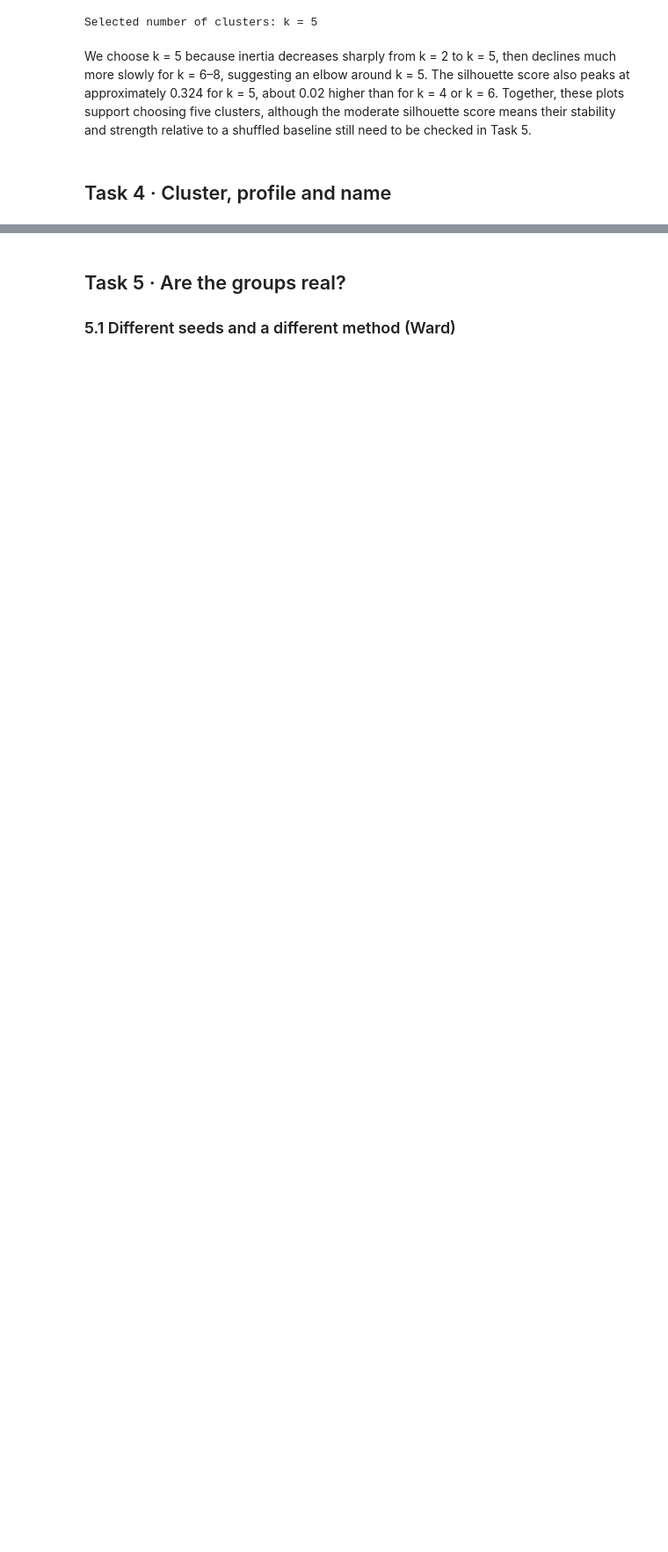
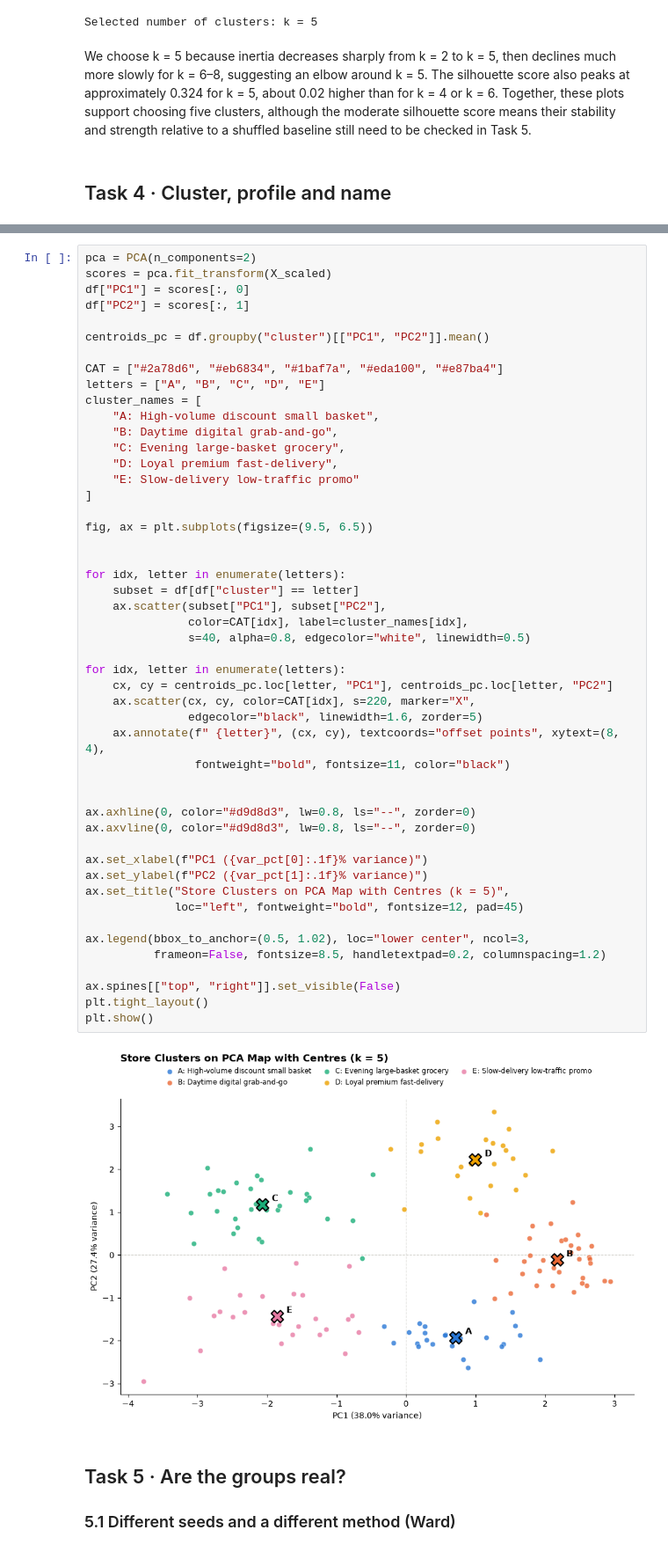
Before and after one commit to hwinhwork-dot/DataViz_Day04_Group, a Jupyter notebook: homework/gh4_gomart_stores/GH4_Team10.ipynb, the cells around one changed output, grey strips where cells are left out. Shown at 88% size. Drawn from its saved outputs; the diff is of its cells as text; blank space fills up the shorter version.

```diff
--- a/homework/gh4_gomart_stores/GH4_Team10.ipynb
+++ b/homework/gh4_gomart_stores/GH4_Team10.ipynb
@@ -368,3 +497,54 @@ We choose k = 5 because inertia decreases sharply from k = 2 to k = 5, then decl
+# %%
+pca = PCA(n_components=2)
+scores = pca.fit_transform(X_scaled)
+df["PC1"] = scores[:, 0]
+df["PC2"] = scores[:, 1]
+
+centroids_pc = df.groupby("cluster")[["PC1", "PC2"]].mean()
+
+CAT = ["#2a78d6", "#eb6834", "#1baf7a", "#eda100", "#e87ba4"]
+letters = ["A", "B", "C", "D", "E"]
+cluster_names = [
+    "A: High-volume discount small basket",
+    "B: Daytime digital grab-and-go",
+    "C: Evening large-basket grocery",
+    "D: Loyal premium fast-delivery",
+    "E: Slow-delivery low-traffic promo"
+]
+
+fig, ax = plt.subplots(figsize=(9.5, 6.5))
+
+
+for idx, letter in enumerate(letters):
+    subset = df[df["cluster"] == letter]
+    ax.scatter(subset["PC1"], subset["PC2"],
+               color=CAT[idx], label=cluster_names[idx],
+               s=40, alpha=0.8, edgecolor="white", linewidth=0.5)
+
+for idx, letter in enumerate(letters):
+    cx, cy = centroids_pc.loc[letter, "PC1"], centroids_pc.loc[letter, "PC2"]
+    ax.scatter(cx, cy, color=CAT[idx], s=220, marker="X",
+               edgecolor="black", linewidth=1.6, zorder=5)
+    ax.annotate(f" {letter}", (cx, cy), textcoords="offset points", xytext=(8, 4),
+                fontweight="bold", fontsize=11, color="black")
+
+
+ax.axhline(0, color="#d9d8d3", lw=0.8, ls="--", zorder=0)
+ax.axvline(0, color="#d9d8d3", lw=0.8, ls="--", zorder=0)
+
+ax.set_xlabel(f"PC1 ({var_pct[0]:.1f}% variance)")
+ax.set_ylabel(f"PC2 ({var_pct[1]:.1f}% variance)")
+ax.set_title("Store Clusters on PCA Map with Centres (k = 5)",
+             loc="left", fontweight="bold", fontsize=12, pad=45)
+
+ax.legend(bbox_to_anchor=(0.5, 1.02), loc="lower center", ncol=3,
+          frameon=False, fontsize=8.5, handletextpad=0.2, columnspacing=1.2)
+
+ax.spines[["top", "right"]].set_visible(False)
+plt.tight_layout()
+plt.show()
+# %% [output]
+[figure, added]
 # %% [markdown]
 ## Task 5 · Are the groups real?
 ### 5.1 Different seeds and a different method (Ward)
```
Also changed, not shown: parts of 13 cells of this notebook.
